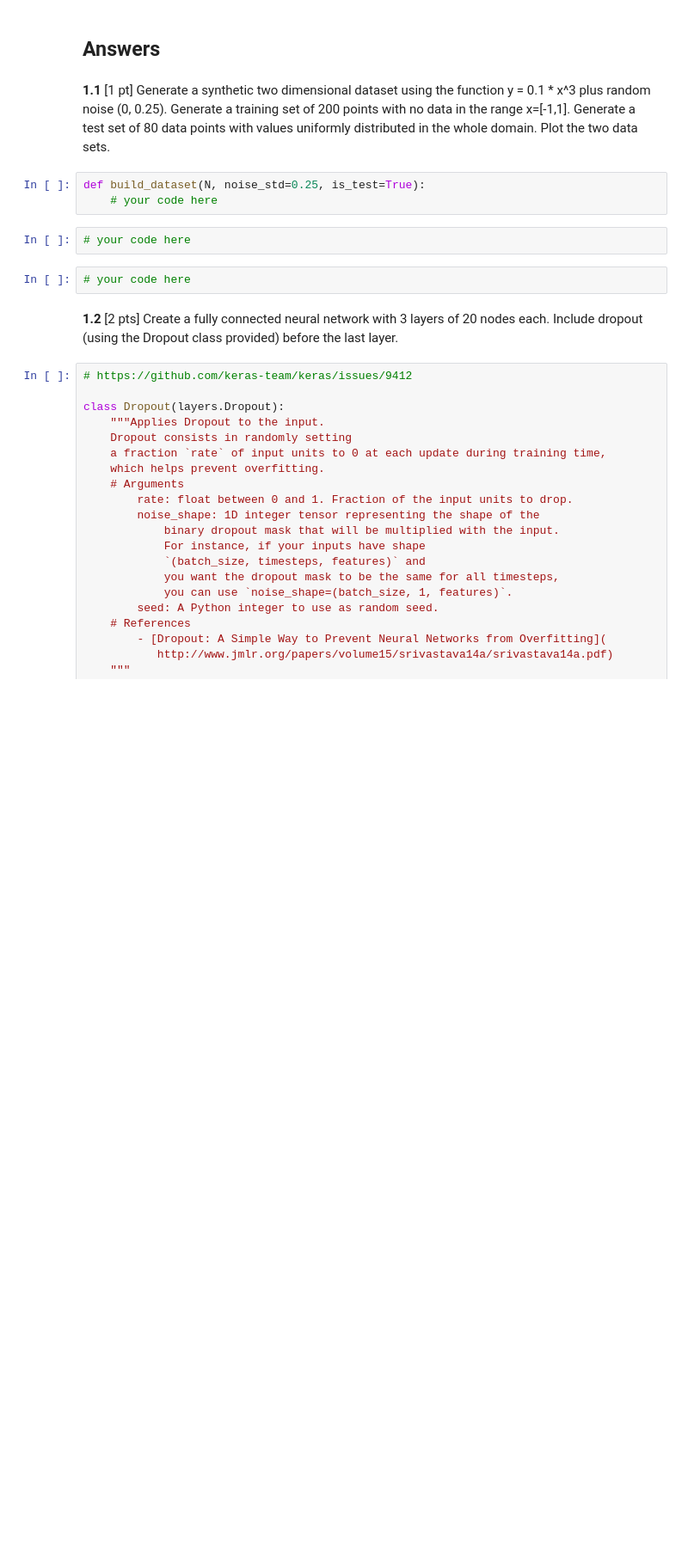
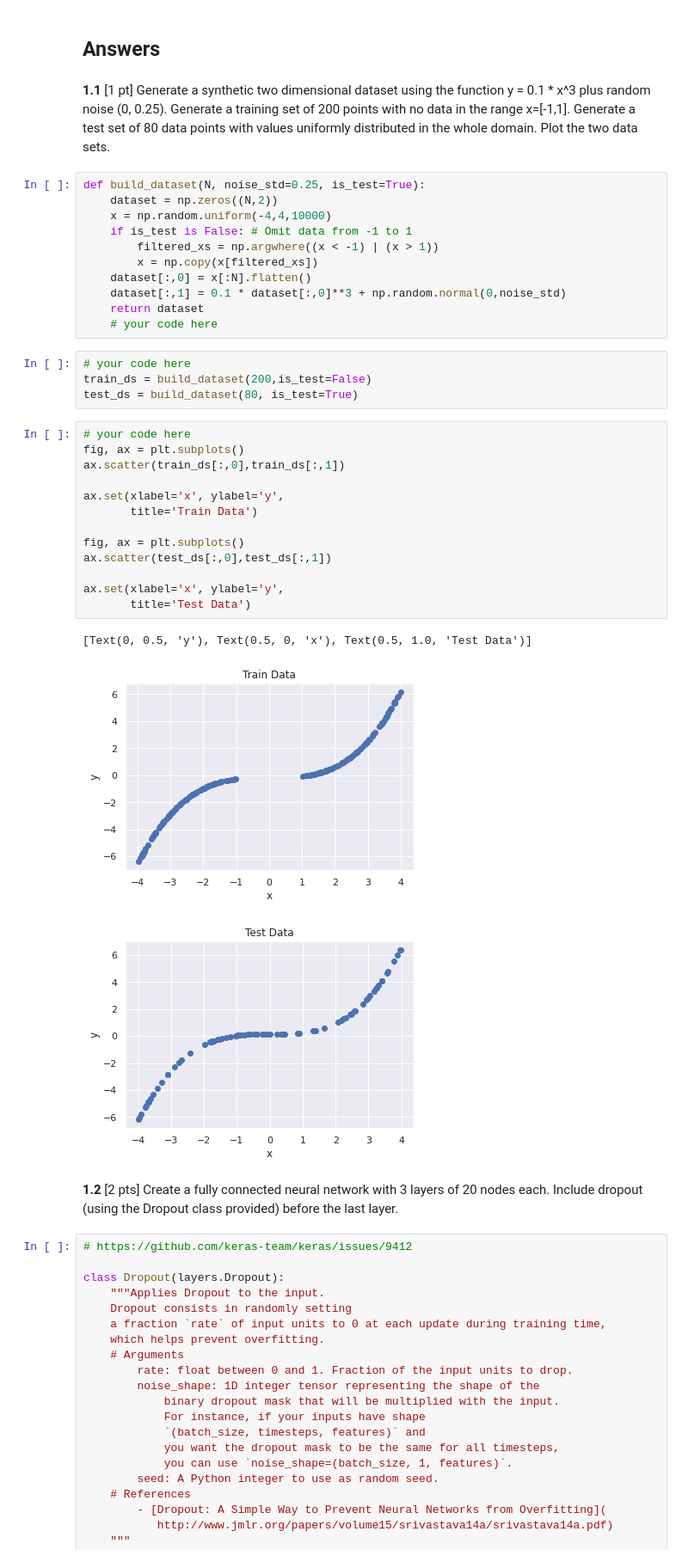
Before and after one commit to simonwarchol/2020-CS109B, a Jupyter notebook: content/homeworks/hw08/notebook/cs109b_hw7_209.ipynb, the cells around one changed output. Shown: that part at 86% size. Drawn from its saved outputs; the diff is of its cells as text; blank space fills up the shorter version.

```diff
--- a/content/homeworks/hw08/notebook/cs109b_hw7_209.ipynb
+++ b/content/homeworks/hw08/notebook/cs109b_hw7_209.ipynb
@@ -89,13 +89,38 @@ For this question, we will be generate a synthetic dataset in order to be able t
 ## Answers
 # %% [markdown]
 **1.1** [1 pt] Generate a synthetic two dimensional dataset using the function y = 0.1 * x^3 plus random noise (0, 0.25). Generate a training set of 200 points with no data in the range x=[-1,1]. Generate a test set of 80 data points with values uniformly distributed in the whole domain. Plot the two data sets.
-# %%
-def build_dataset(N, noise_std=0.25, is_test=True):
-    # your code here
-# %%
-# your code here
-# %%
-# your code here
+# %%
+def build_dataset(N, noise_std=0.25, is_test=True):
+    dataset = np.zeros((N,2))
+    x = np.random.uniform(-4,4,10000)
+    if is_test is False: # Omit data from -1 to 1
+        filtered_xs = np.argwhere((x < -1) | (x > 1))
+        x = np.copy(x[filtered_xs])
+    dataset[:,0] = x[:N].flatten()
+    dataset[:,1] = 0.1 * dataset[:,0]**3 + np.random.normal(0,noise_std)
+    return dataset
+    # your code here
+# %%
+# your code here
+train_ds = build_dataset(200,is_test=False)
+test_ds = build_dataset(80, is_test=True)
+# %%
+# your code here
+fig, ax = plt.subplots()
+ax.scatter(train_ds[:,0],train_ds[:,1])
+
+ax.set(xlabel='x', ylabel='y',
+       title='Train Data')
+
+fig, ax = plt.subplots()
+ax.scatter(test_ds[:,0],test_ds[:,1])
+
+ax.set(xlabel='x', ylabel='y',
+       title='Test Data')
+# %% [output]
+[Text(0, 0.5, 'y'), Text(0.5, 0, 'x'), Text(0.5, 1.0, 'Test Data')]
+[figure, added]
+[figure, added]
 # %% [markdown]
 **1.2** [2 pts] Create a fully connected neural network with 3 layers of 20 nodes each. Include dropout (using the Dropout class provided) before the last layer.
 # %%
```
Also changed, not shown: parts of 29 cells of this notebook, 1 other file.
